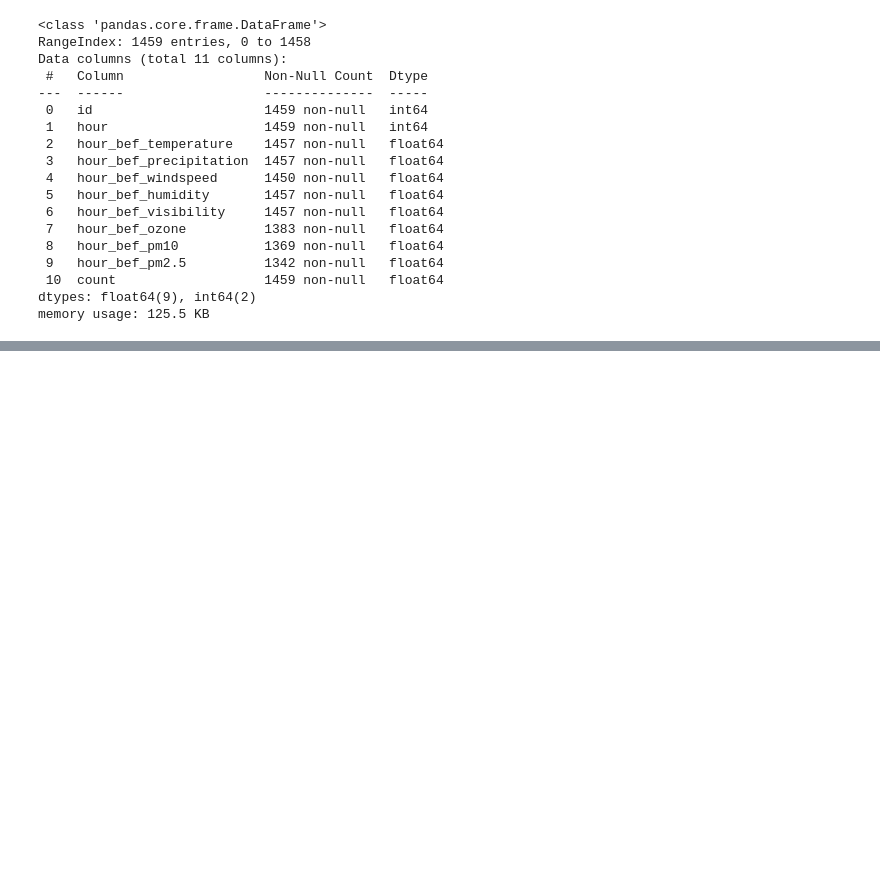
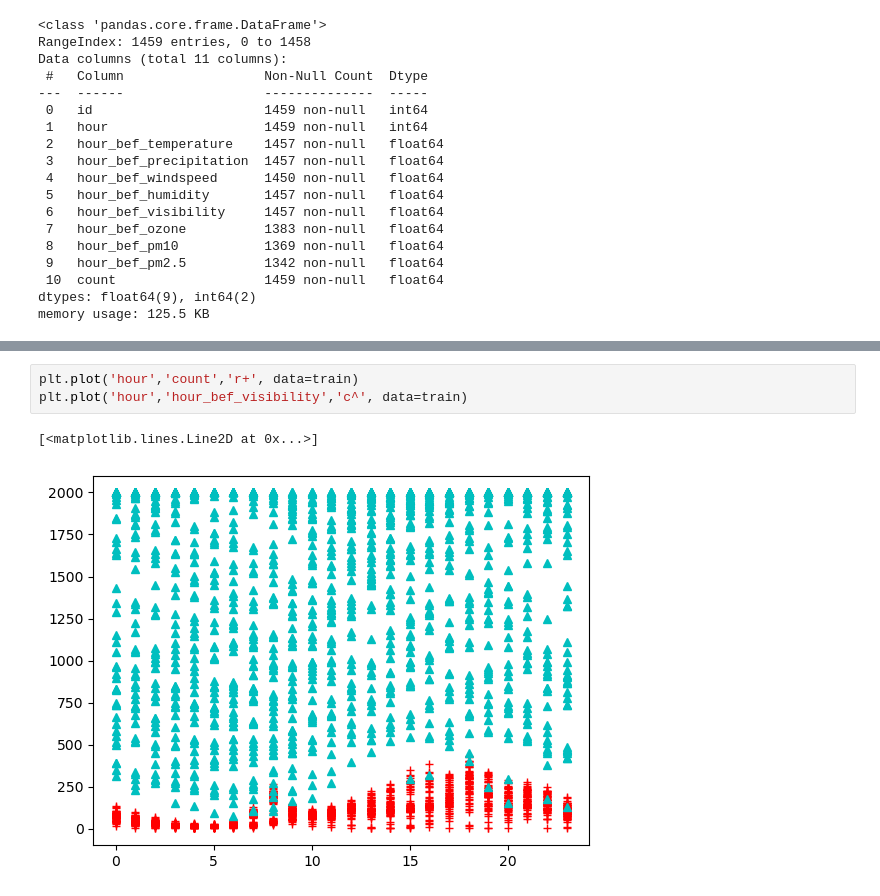
Before and after one commit to Big-Sibling/Dacon---TTarngi, a Jupyter notebook: 제주 TP.ipynb, the cells around one changed output, grey strips where cells are left out. Cells and saved outputs as stored; diff of their text form; blank space fills up the shorter version.

```diff
--- a/제주 TP.ipynb
+++ b/제주 TP.ipynb
@@ -113,0 +172,6 @@ memory usage: 125.5 KB
+# %%
+plt.plot('hour','count','r+', data=train)
+plt.plot('hour','hour_bef_visibility','c^', data=train)
+# %% [output]
+[<matplotlib.lines.Line2D at 0x...>]
+[figure, added]
```
Also changed, not shown: parts of 38 cells of this notebook.
